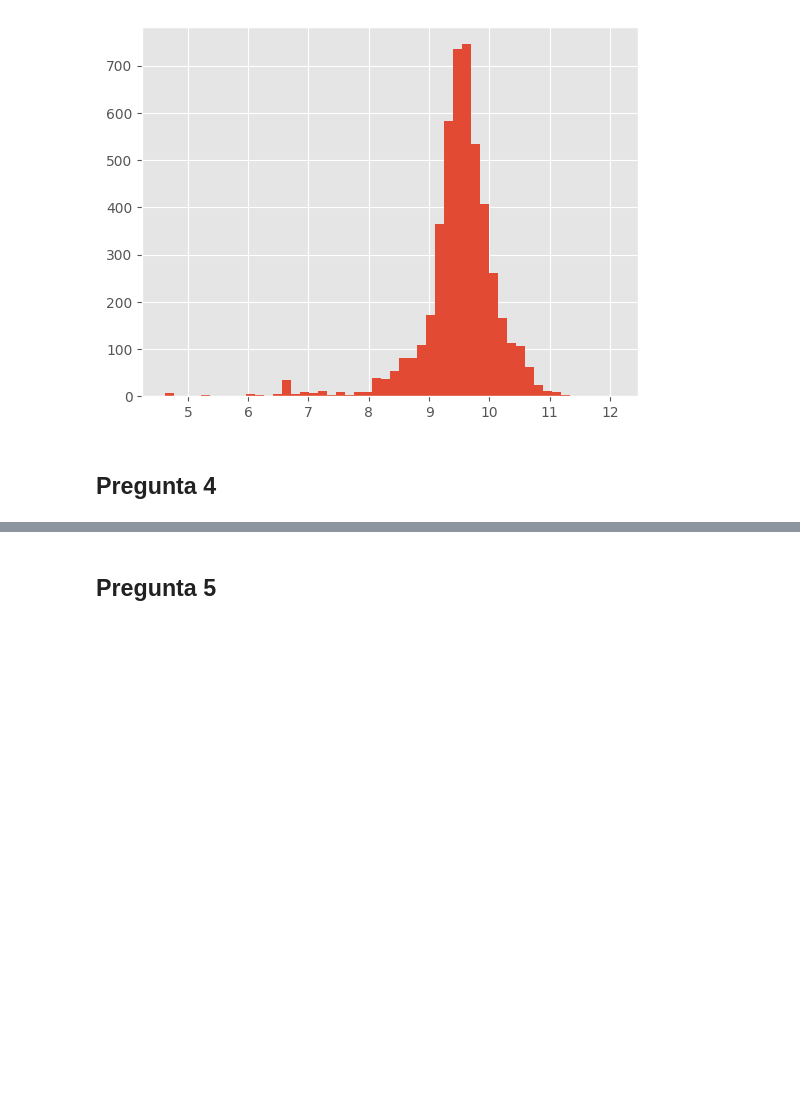
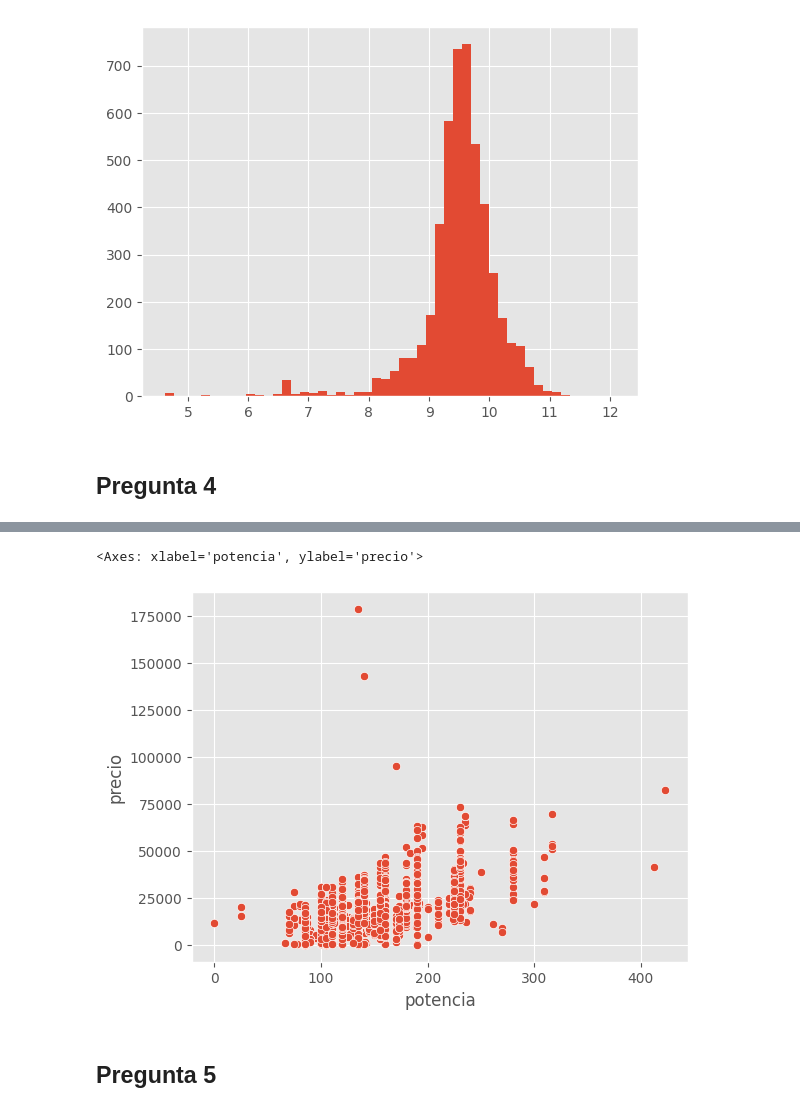
Before and after one commit to Samuel-Lamas/Entregable-1, a Jupyter notebook: True.Entregable_1.ipynb, the cells around one changed output, grey strips where cells are left out. Saved outputs shown, nothing was run; the diff lists cells and outputs as text; code cells hidden in the pictures; blank space fills up the shorter version.

```diff
--- a/True.Entregable_1.ipynb
+++ b/True.Entregable_1.ipynb
@@ -465,3 +471,8 @@ plt.show()
+# %%
+sns.scatterplot(data=df_bmw, x="potencia", y="precio")
+# %% [output]
+<Axes: xlabel='potencia', ylabel='precio'>
+[figure, added]
 # %% [markdown]
 ## Pregunta 5
 # %% [markdown]
```
Also changed, not shown: parts of 34 cells of this notebook.
